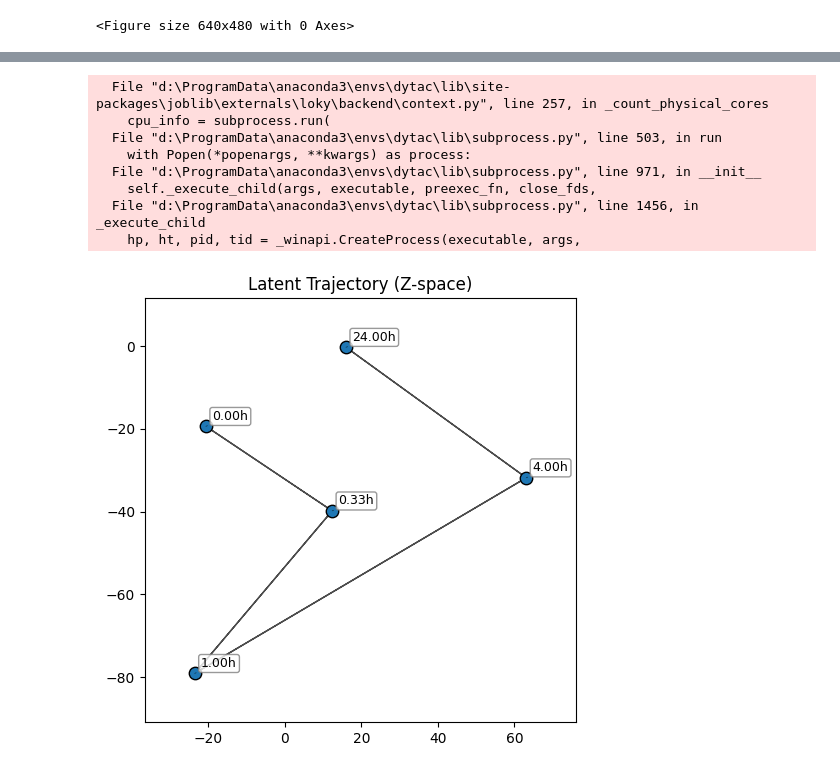
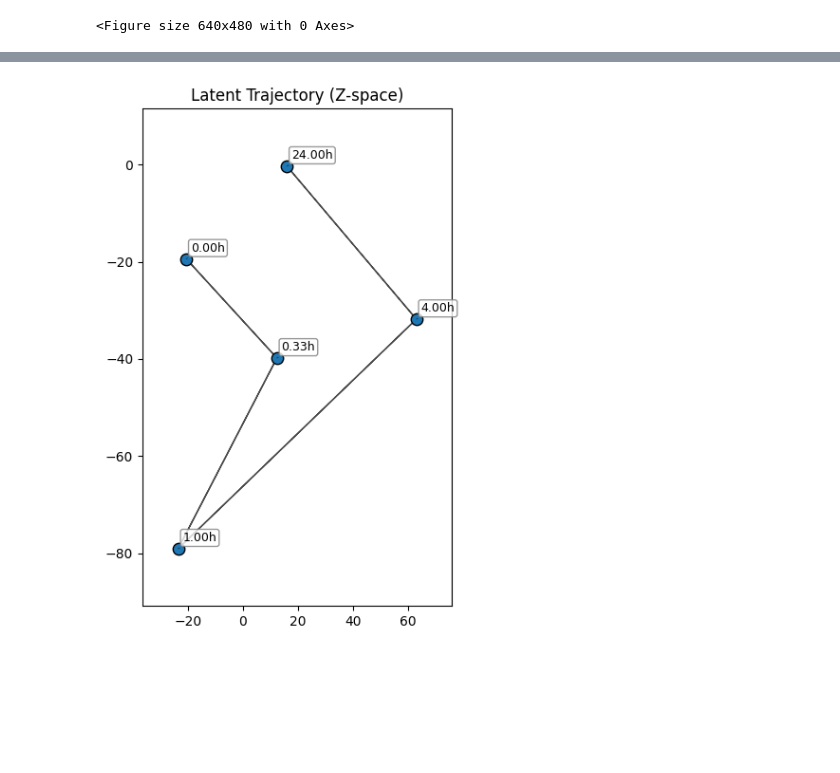
Before and after one commit to Liuzhe30/DyTAC, a Jupyter notebook: experiments/02-evaluation-atac.ipynb, the cells around one changed output, grey strips where cells are left out. Drawn from its saved outputs; the diff is of its cells as text; code cells hidden in the pictures; blank space fills up the shorter version.

```diff
--- a/experiments/02-evaluation-atac.ipynb
+++ b/experiments/02-evaluation-atac.ipynb
@@ -144,40 +161,33 @@ emb = TSNE(n_components=2, perplexity=perp, learning_rate=50, init='pca', random
 
 x, y = emb[:,0], emb[:,1]
 
 mx, my = (x.max()-x.min())*0.15, (y.max()-y.min())*0.15
 xmin, xmax = x.min()-mx, x.max()+mx
 ymin, ymax = y.min()-my, y.max()+my
 
-plt.figure(figsize=(5,5))
+plt.figure(figsize=(4,6))
 plt.scatter(x, y, s=80, zorder=2, edgecolors='k')
 
 for i in range(len(Z)-1):
     dx, dy = x[i+1]-x[i], y[i+1]-y[i]
     plt.arrow(x[i], y[i], dx, dy, length_includes_head=True, head_width=0.02*max(mx,my),
               head_length=0.03*max(mx,my), alpha=0.7, zorder=1)
 
 for i, tt in enumerate(times):
     offx = 0.015*(xmax-xmin)
     offy = 0.015*(ymax-ymin)
     px = np.clip(x[i]+offx, xmin, xmax)
     py = np.clip(y[i]+offy, ymin, ymax)
     plt.annotate(f"{tt:.2f}h",
                  xy=(x[i], y[i]), xytext=(px, py),
                  arrowprops=dict(arrowstyle='-', lw=0.5, alpha=0.6),
                  bbox=dict(boxstyle="round,pad=0.2", fc="white", ec="gray", alpha=0.8),
                  fontsize=9)
 
 plt.xlim(xmin, xmax); plt.ylim(ymin, ymax)
 plt.title("Latent Trajectory (Z-space)")
 plt.tight_layout()
+plt.savefig(fig_dir + '/Latent Trajectory (Z-space)', dpi=300)
 plt.show()
 # %% [output]
-  File "d:\ProgramData\anaconda3\envs\dytac\lib\site-packages\joblib\externals\loky\backend\context.py", line 257, in _count_physical_cores
-    cpu_info = subprocess.run(
-  File "d:\ProgramData\anaconda3\envs\dytac\lib\subprocess.py", line 503, in run
-    with Popen(*popenargs, **kwargs) as process:
-  File "d:\ProgramData\anaconda3\envs\dytac\lib\subprocess.py", line 971, in __init__
-    self._execute_child(args, executable, preexec_fn, close_fds,
-  File "d:\ProgramData\anaconda3\envs\dytac\lib\subprocess.py", line 1456, in _execute_child
-    hp, ht, pid, tid = _winapi.CreateProcess(executable, args,
-[figure, old version]
+[figure, new version]
```
Also changed, not shown: parts of 10 cells of this notebook, 2 other files.
